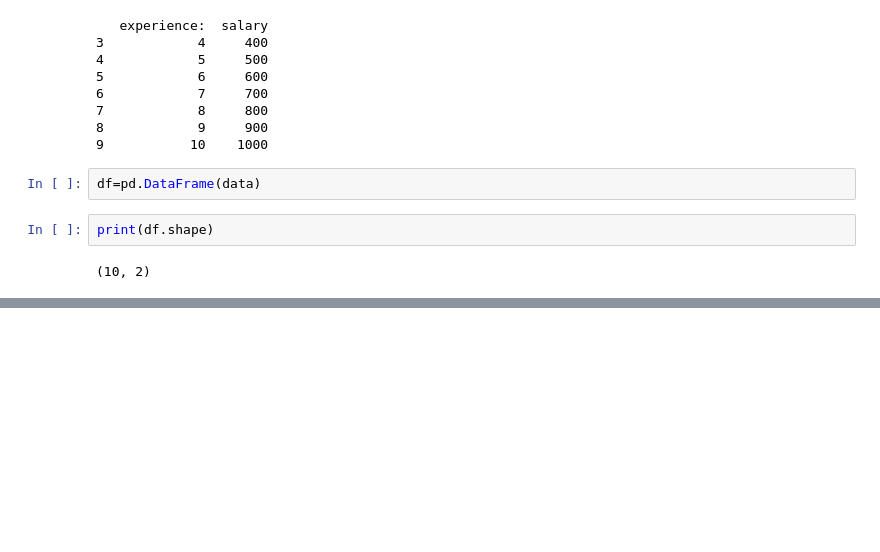
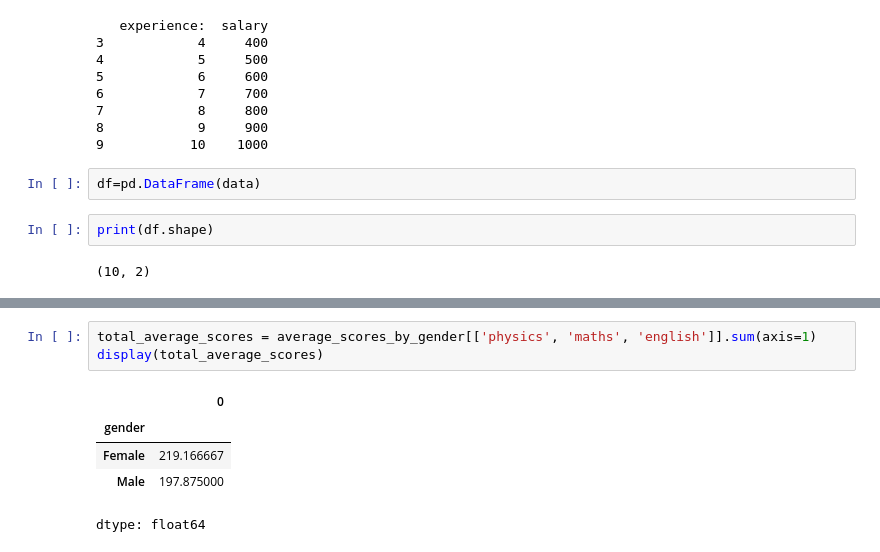
Before and after one commit to rajmayukh78/aws-ml-engineeering-task, a Jupyter notebook: day9(pandas).ipynb, the cells around one changed output, grey strips where cells are left out. Saved outputs shown, nothing was run; the diff lists cells and outputs as text; blank space fills up the shorter version.

```diff
--- a/day9(pandas).ipynb
+++ b/day9(pandas).ipynb
@@ -67,0 +446,9 @@ print(df.shape)
+# %%
+total_average_scores = average_scores_by_gender[['physics', 'maths', 'english']].sum(axis=1)
+display(total_average_scores)
+# %% [output]
+|  | 0 |
+| gender |  |
+| Female | 219.166667 |
+| Male | 197.875000 |
+dtype: float64
```
Also changed, not shown: parts of 23 cells of this notebook.
